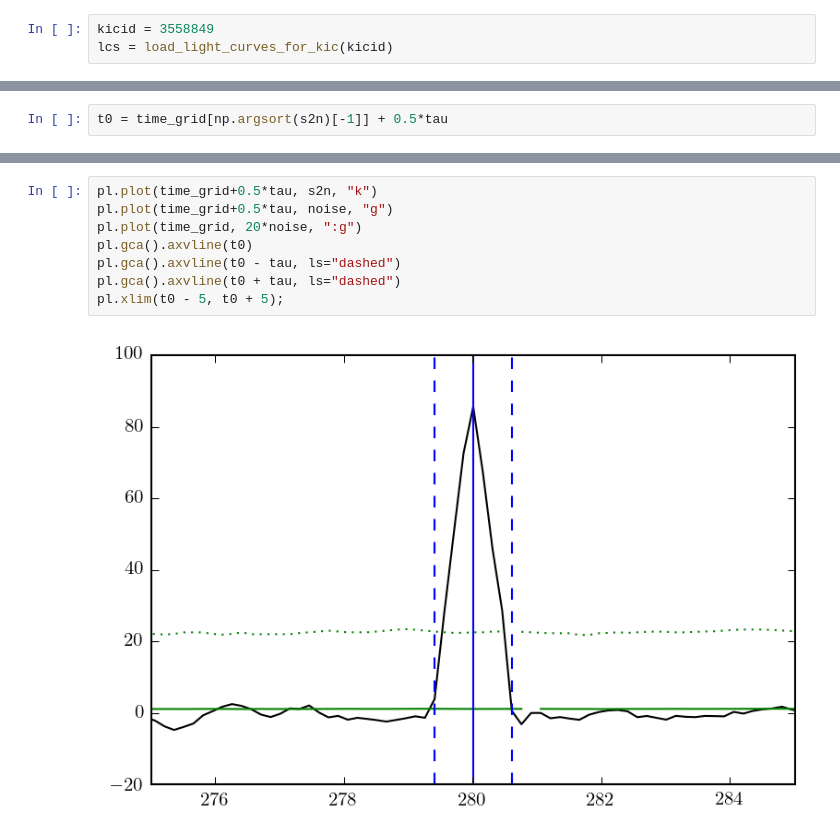
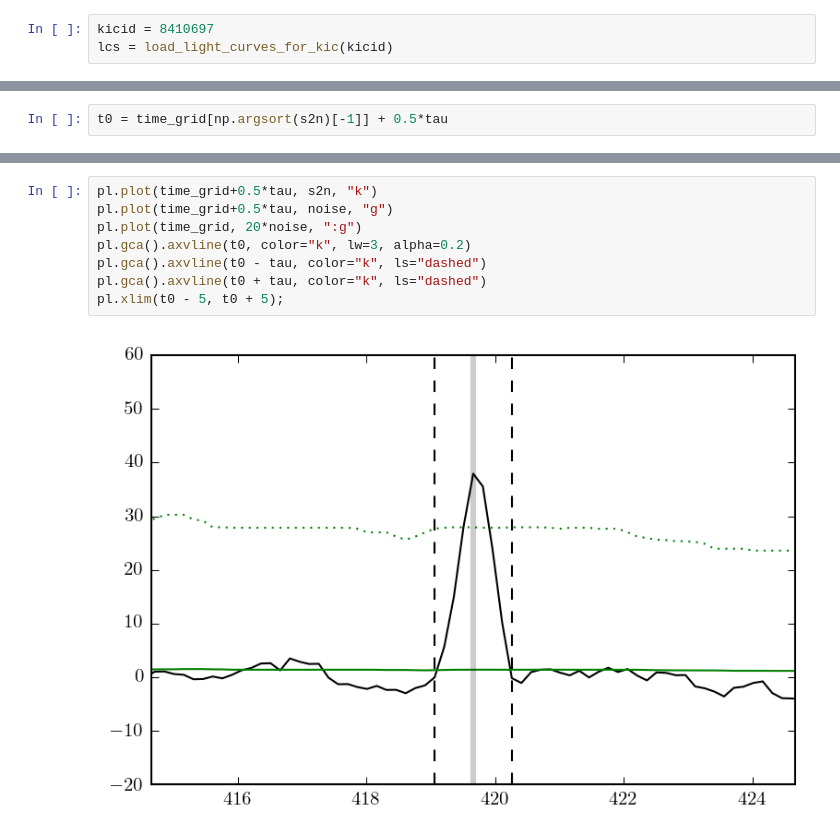
Before and after one commit to dfm/peerless, a Jupyter notebook: demo.ipynb, the cells around one changed output, grey strips where cells are left out. Cells and saved outputs as stored; diff of their text form.

```diff
--- a/demo.ipynb
+++ b/demo.ipynb
@@ -9,7 +9,7 @@ import matplotlib.pyplot as pl
 from peerless._search import search
 from peerless.data import load_light_curves_for_kic, running_median_trend
 # %%
-kicid = 3558849
+kicid = 8410697
 lcs = load_light_curves_for_kic(kicid)
 # %%
 time = np.concatenate([lc.time for lc in lcs])
@@ -56,10 +74,10 @@ pl.xlim(t0 - 5, t0 + 5);
 # %%
 pl.plot(time_grid+0.5*tau, s2n, "k")
 pl.plot(time_grid+0.5*tau, noise, "g")
 pl.plot(time_grid, 20*noise, ":g")
-pl.gca().axvline(t0)
-pl.gca().axvline(t0 - tau, ls="dashed")
-pl.gca().axvline(t0 + tau, ls="dashed")
+pl.gca().axvline(t0, color="k", lw=3, alpha=0.2)
+pl.gca().axvline(t0 - tau, color="k", ls="dashed")
+pl.gca().axvline(t0 + tau, color="k", ls="dashed")
 pl.xlim(t0 - 5, t0 + 5);
 # %% [output]
-[figure, old version]
+[figure, new version]
```
Also changed, not shown: parts of 4 cells of this notebook, 1 other file.
